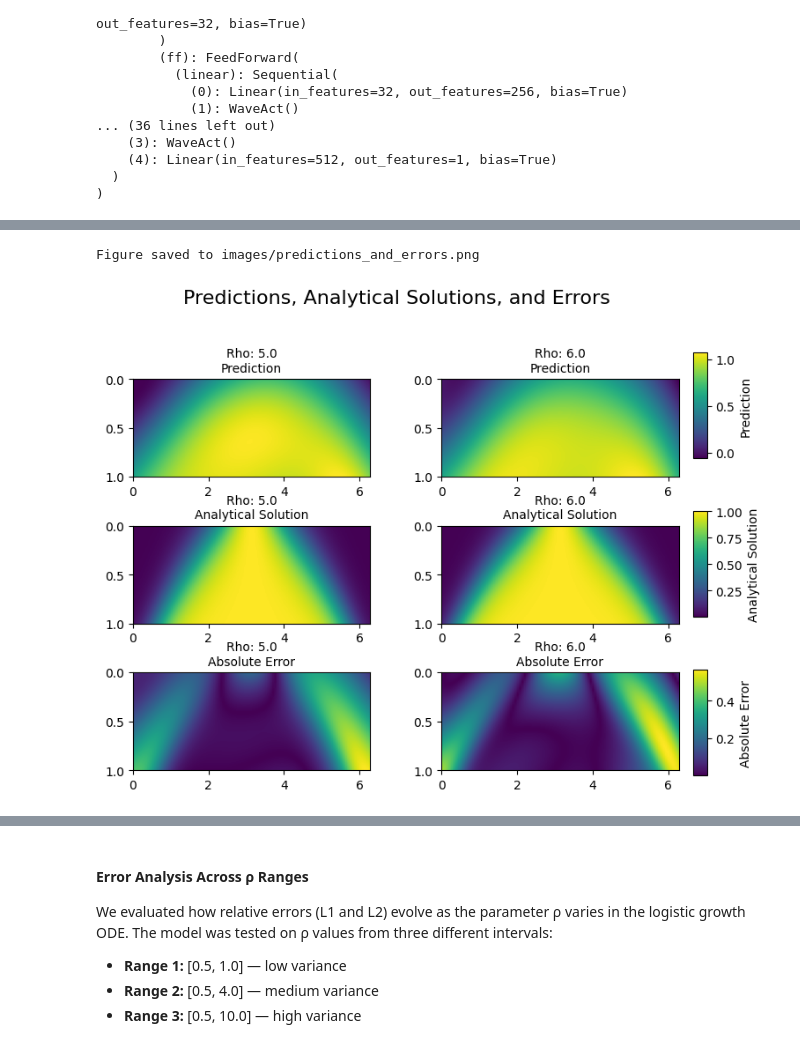
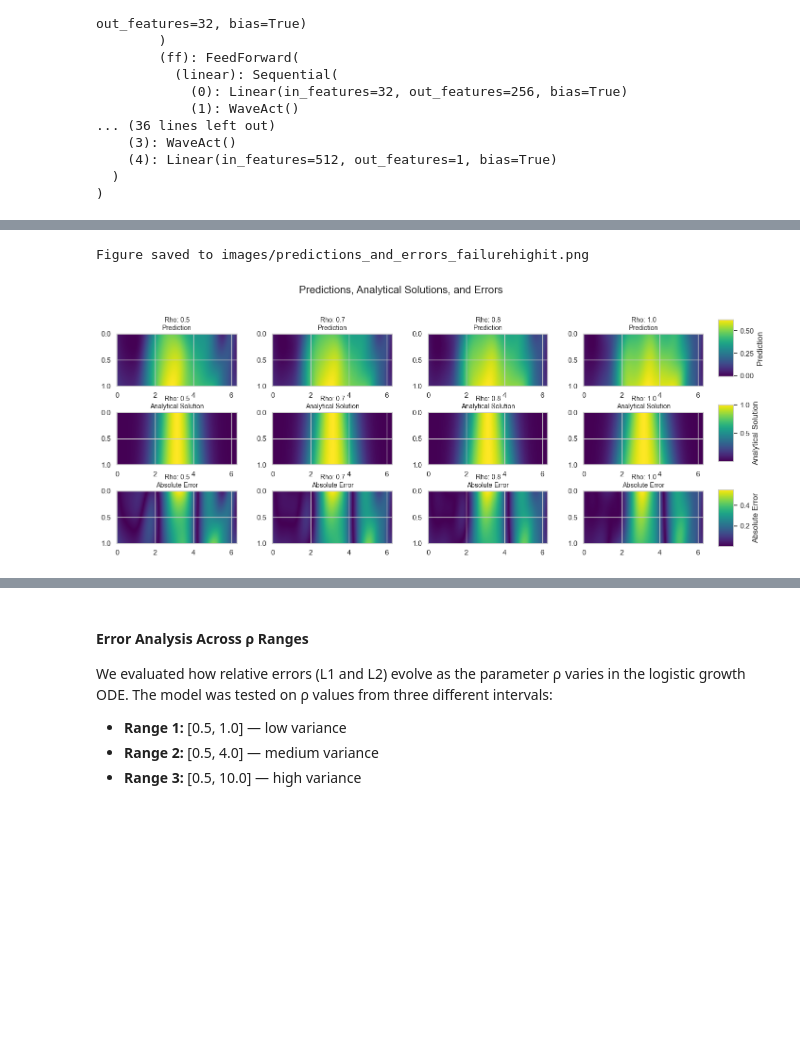
Before and after one commit to almasria/gnn_project, a Jupyter notebook: transfer_learning/1d_reaction/pinnsformer_experiments/experiments_pinnsformer_low_train_regime.ipynb, the cells around one changed output, grey strips where cells are left out. Cells and saved outputs as stored; diff of their text form; code cells hidden in the pictures; blank space fills up the shorter version.

```diff
--- a/transfer_learning/1d_reaction/pinnsformer_experiments/experiments_pinnsformer_low_train_regime.ipynb
+++ b/transfer_learning/1d_reaction/pinnsformer_experiments/experiments_pinnsformer_low_train_regime.ipynb
@@ -880,15 +512,15 @@ def plot_predictions_and_errors(rho_values, predictions, analytical_solutions, e
         percentage_error = (abs_error / np.maximum(analytical, 1e-8)) * 100
 
         ax_pred = axes[0, col]
-        im_pred = ax_pred.imshow(pred, extent=[0, 2 * np.pi, 1, 0], aspect='auto')
+        im_pred = ax_pred.imshow(pred, extent=[0, 2 * np.pi, 1, 0], aspect='auto', cmap='viridis')
         ax_pred.set_title(f"Rho: {rho}\nPrediction", fontsize=10)
 
         ax_analytical = axes[1, col]
-        im_analytical = ax_analytical.imshow(analytical, extent=[0, 2 * np.pi, 1, 0], aspect='auto')
+        im_analytical = ax_analytical.imshow(analytical, extent=[0, 2 * np.pi, 1, 0], aspect='auto', cmap='viridis')
         ax_analytical.set_title(f"Rho: {rho}\nAnalytical Solution", fontsize=10)
 
         ax_err = axes[2, col]
-        im_err = ax_err.imshow(abs_error, extent=[0, 2 * np.pi, 1, 0], aspect='auto')
+        im_err = ax_err.imshow(abs_error, extent=[0, 2 * np.pi, 1, 0], aspect='auto', cmap='viridis')
         ax_err.set_title(f"Rho: {rho}\nAbsolute Error", fontsize=10)
 
     # Add separate colorbars for each row
@@ -1338,17 +785,20 @@ wandb.finish()
 [interactive output not drawn]
 # %%
 model.eval()
+rho_values =[0.5, 0.7, 0.8, 1.0]
+dataset = PDEData(x_range=[0, 2 * torch.pi], t_range=[0, 1], rho_values=rho_values, x_points=101, t_points=101, use_time_sequencing=True)
 predictions, analytical_solutions, errors = test_on_parameter_range(rho_values, dataset, model)
 
 # Plot predictions and errors
 plot_predictions_and_errors(
     rho_values=rho_values,
     predictions=predictions,
     analytical_solutions=analytical_solutions,
     errors=errors,
     num_cols=len(rho_values),
-    save_path=images_dir / "predictions_and_errors.png"
+    save_path=images_dir / "predictions_and_errors_failurehighit.png"
+
 )
 # %% [output]
-Figure saved to images/predictions_and_errors.png
+Figure saved to images/predictions_and_errors_failurehighit.png
-[figure, old version]
+[figure, new version]
```
Also changed, not shown: parts of 37 cells of this notebook.
